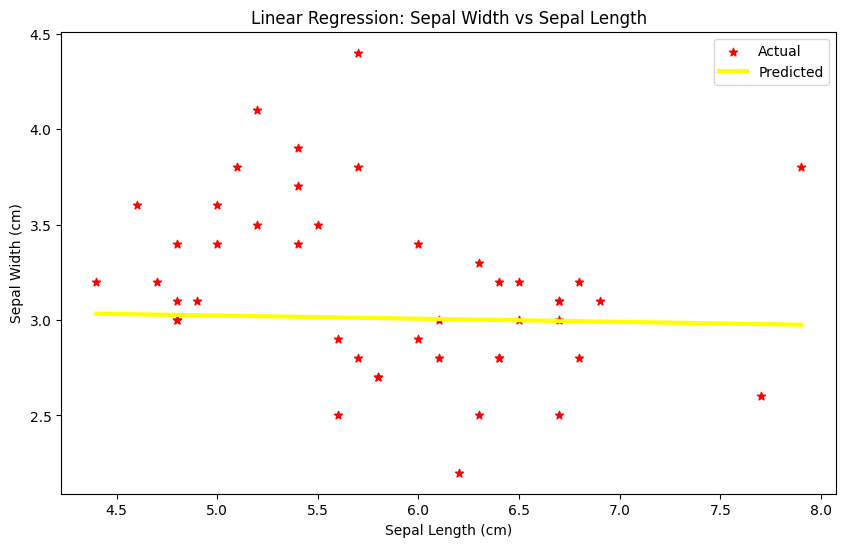
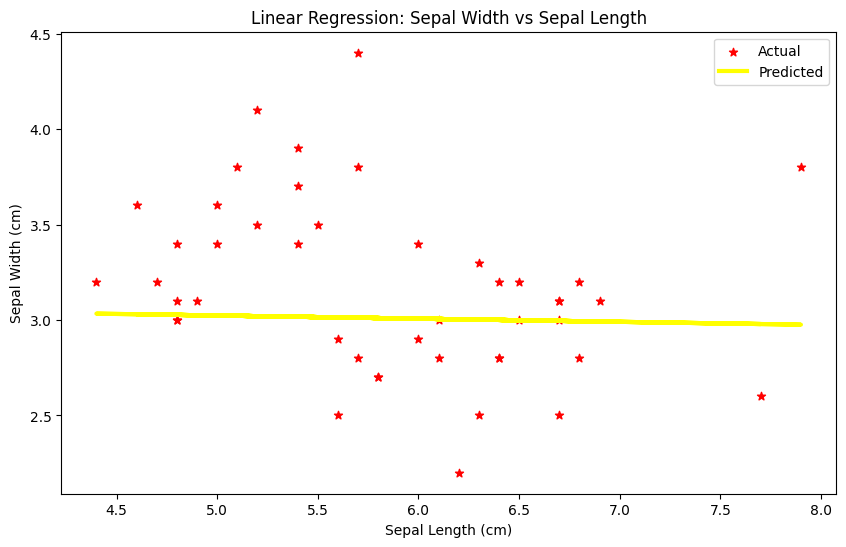
Code edit (unified diff) that turned the first committed figure into the second:
--- before
+++ after
@@ -19,16 +19,16 @@
     X, y, test_size=0.3, random_state=42
 )
+
 model = LinearRegression()
 model.fit(X_train, y_train)
+
 y_pred = model.predict(X_test)
+
 mse = mean_squared_error(y_test, y_pred)
 print(f"Mean Squared Error on test set: {mse:.2f}")
-sorted_indices = X_test.iloc[:, 0].argsort()
-X_test_sorted = X_test.iloc[sorted_indices]
-y_pred_sorted = y_pred[sorted_indices]
+
 plt.figure(figsize=(10, 6))
 plt.scatter(X_test, y_test, color='red', marker='*', label='Actual')
-plt.plot(X_test_sorted, y_pred_sorted, color='yellow', linewidth=3, label='Predicted')
-
+plt.plot(X_test, y_pred, color='yellow', linewidth=3, label='Predicted')
 plt.xlabel('Sepal Length (cm)')
 plt.ylabel('Sepal Width (cm)')
@@ -36,6 +36,8 @@
 plt.legend()
 plt.show()
+
 new_sample = pd.DataFrame([[5]], columns=['sepal length (cm)'])
 predicted_width = model.predict(new_sample)
+
 print(
     f"The predicted sepal width for sepal length "

Commit: Created using Colab